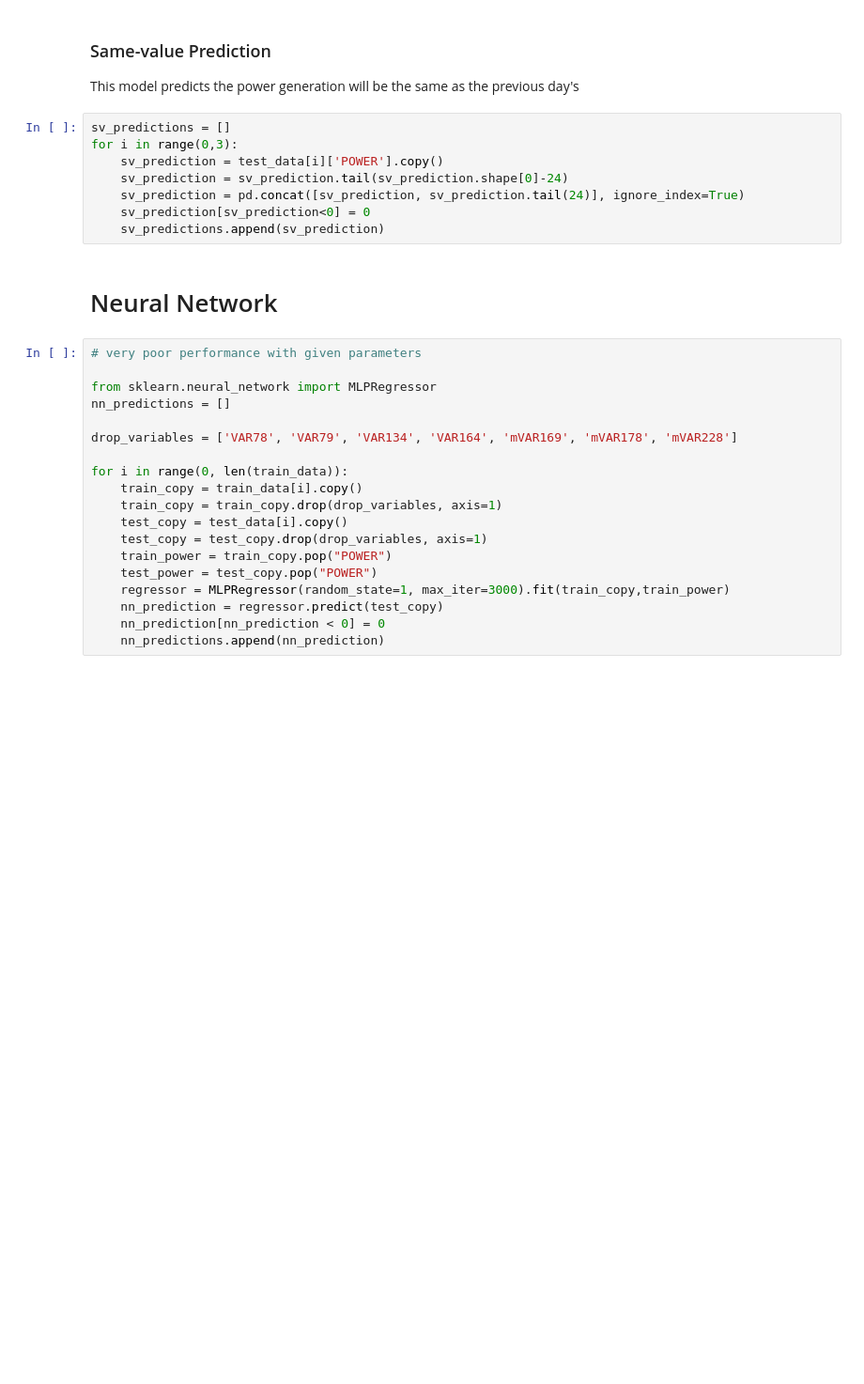
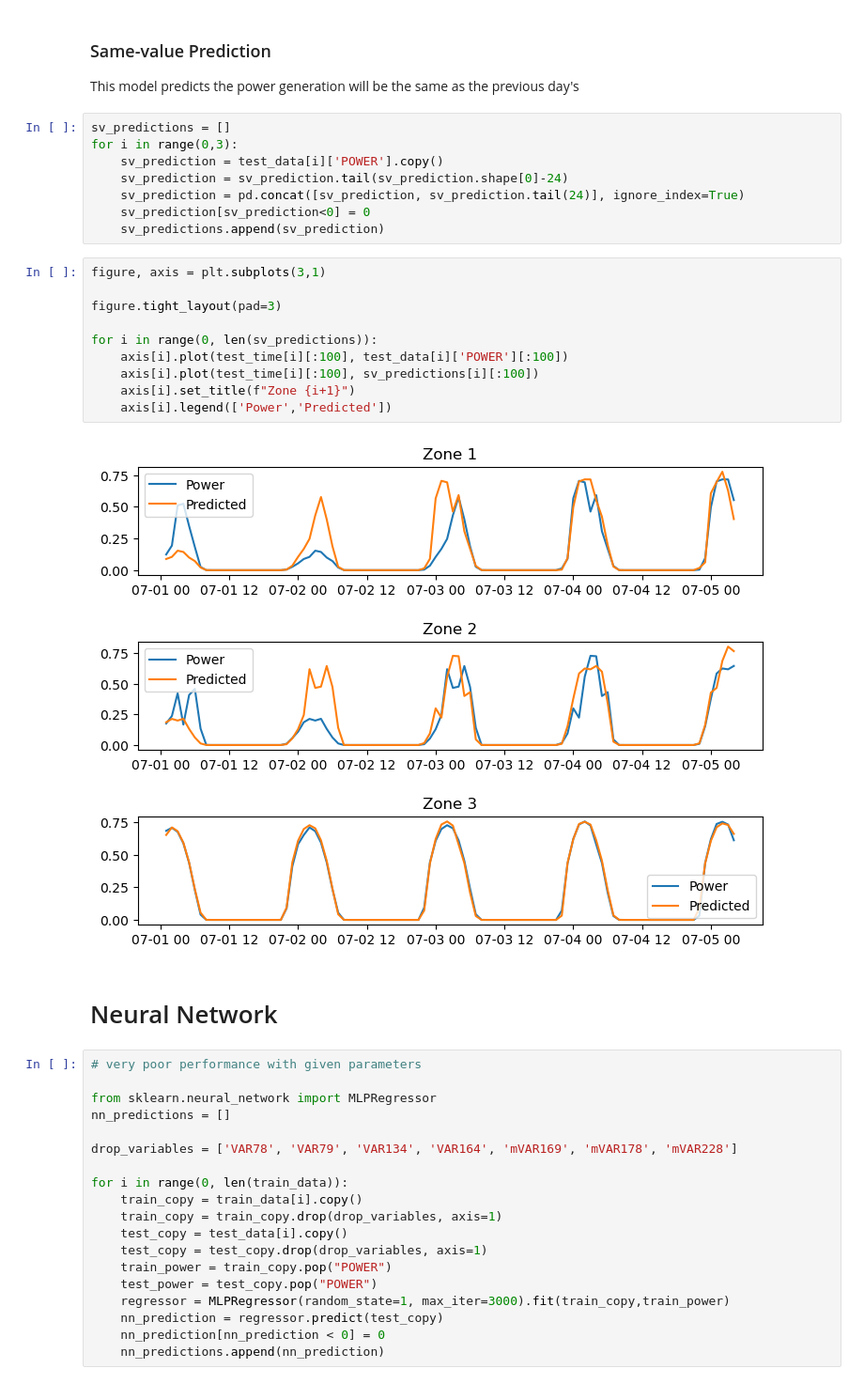
Before and after one commit to antoniolang1107/Solar-Power, a Jupyter notebook: solar.ipynb, the cells around one changed output. Shown at 94% size. Saved outputs shown, nothing was run; the diff lists cells and outputs as text; blank space fills up the shorter version.

```diff
--- a/solar.ipynb
+++ b/solar.ipynb
@@ -257,6 +257,18 @@ for i in range(0,3):
     sv_prediction = pd.concat([sv_prediction, sv_prediction.tail(24)], ignore_index=True)
     sv_prediction[sv_prediction<0] = 0
     sv_predictions.append(sv_prediction)
+# %%
+figure, axis = plt.subplots(3,1)
+
+figure.tight_layout(pad=3)
+
+for i in range(0, len(sv_predictions)):
+    axis[i].plot(test_time[i][:100], test_data[i]['POWER'][:100])
+    axis[i].plot(test_time[i][:100], sv_predictions[i][:100])
+    axis[i].set_title(f"Zone {i+1}")
+    axis[i].legend(['Power','Predicted'])
+# %% [output]
+[figure, added]
 # %% [markdown]
 # Neural Network
 # %%
```
Also changed, not shown: parts of 6 cells of this notebook.
